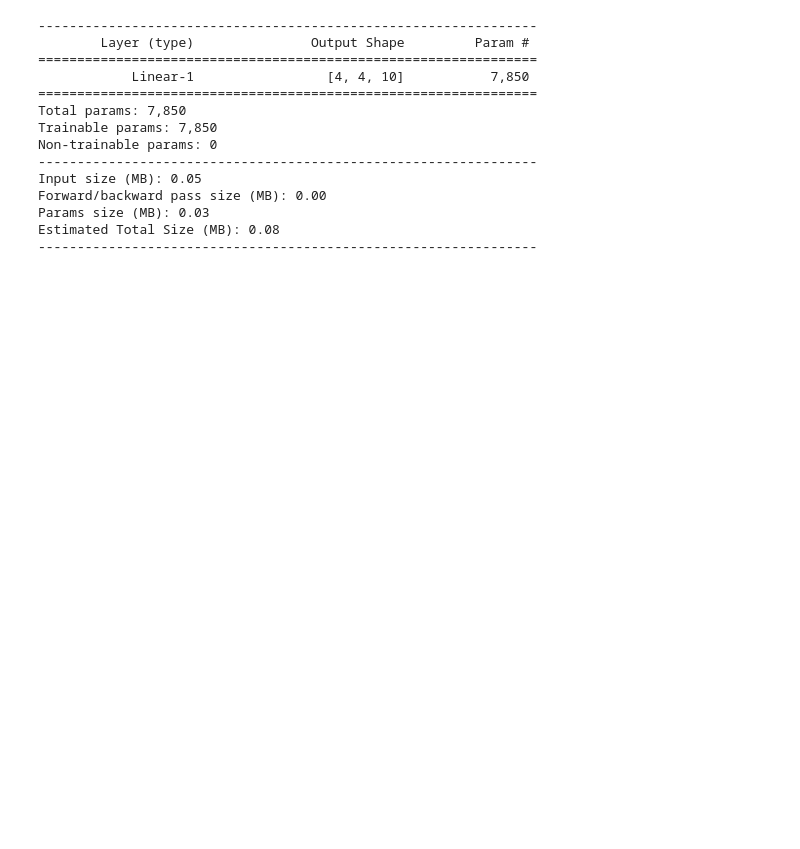
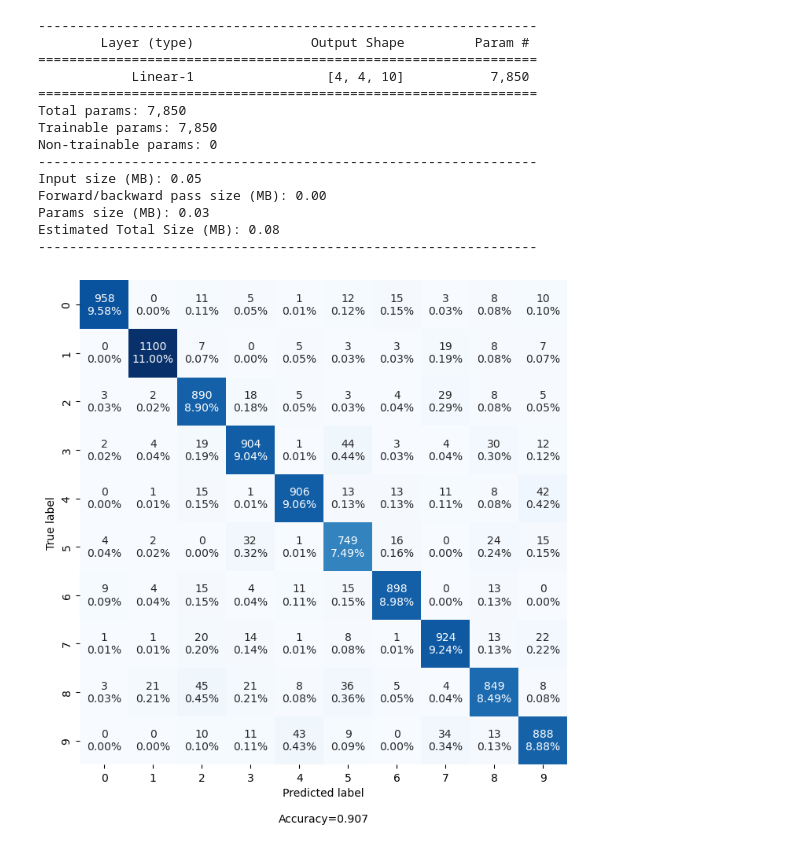
Before and after one commit to hgiangp/neural-network-1, a Jupyter notebook: final/mnist_mclr.ipynb, the cells around one changed output. Drawn from its saved outputs; the diff is of its cells as text; code cells hidden in the pictures; blank space fills up the shorter version.

Commit message:
update confusion matrix

```diff
--- a/final/mnist_mclr.ipynb
+++ b/final/mnist_mclr.ipynb
@@ -185,3 +185,28 @@ Forward/backward pass size (MB): 0.00
 Params size (MB): 0.03
 Estimated Total Size (MB): 0.08
 ----------------------------------------------------------------
+# %%
+n_classes = 10
+n_inputs = 784
+
+def confusion_matrix(preds, labels, conf_matrix):
+    preds = torch.argmax(preds, 1)
+    for p, t in zip(preds, labels):
+        conf_matrix[p, t] += 1
+    return conf_matrix
+
+conf_matrix = torch.zeros(n_classes, n_classes)
+for data, target in testloader:
+    output = net(data.view(-1, n_inputs))
+    conf_matrix = confusion_matrix(output, target, conf_matrix)
+
+# convert torch tensor to numpy array
+conf_matrix = conf_matrix.cpu().detach().numpy()
+# %%
+import cf_matrix
+import matplotlib.pyplot as plt
+
+cf_matrix.make_confusion_matrix(conf_matrix, figsize=(8, 8), cbar=False)
+plt.savefig('conf_matrix.png')
+# %% [output]
+[figure, added]
```
Also changed, not shown: parts of 5 cells of this notebook, 4 other files.
